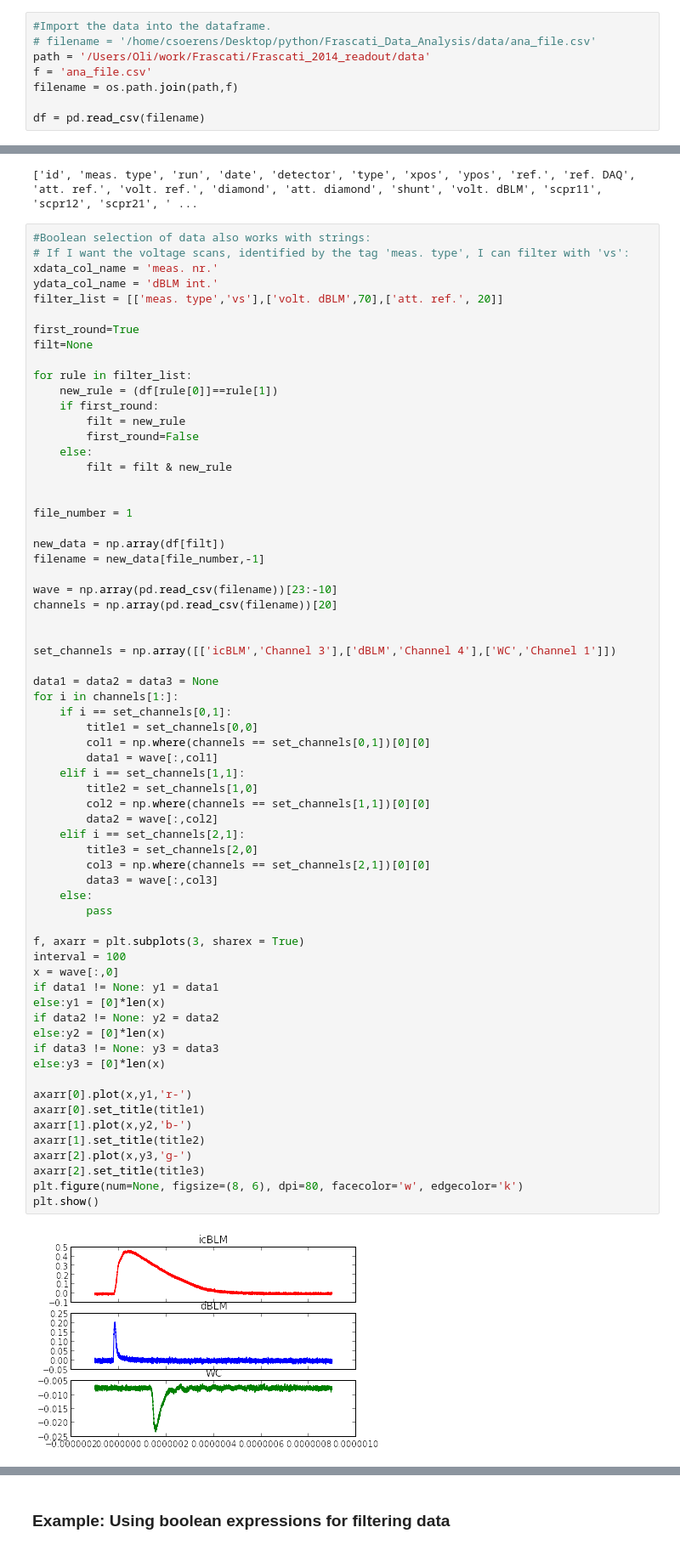
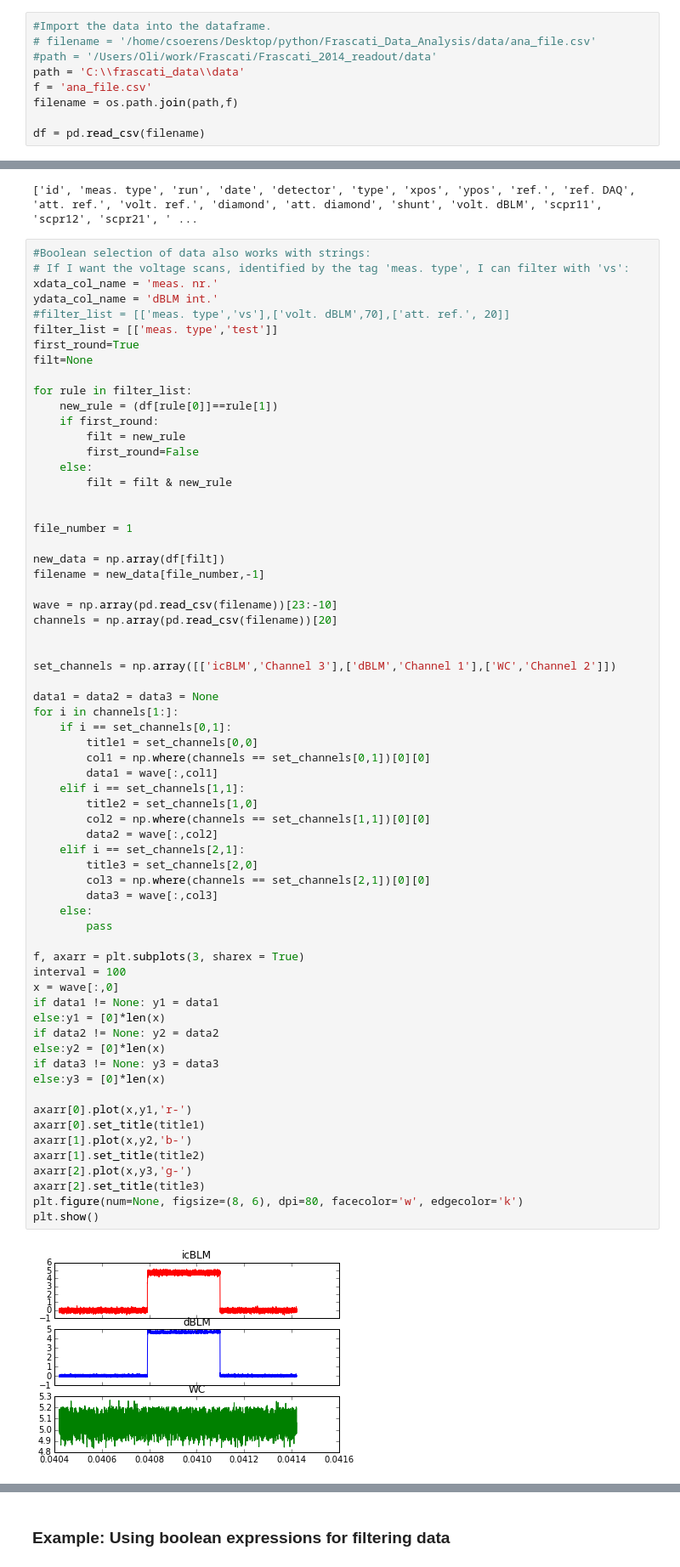
Before and after one commit to OliStein/Frascati_2014_readout, a Jupyter notebook: analysis_plotting_tools.ipynb, the cells around one changed output, grey strips where cells are left out. Shown: that part at 85% size. Saved outputs shown, nothing was run; the diff lists cells and outputs as text.

```diff
--- a/analysis_plotting_tools.ipynb
+++ b/analysis_plotting_tools.ipynb
@@ -8,7 +8,8 @@ import os
 # %%
 #Import the data into the dataframe.
 # filename = '/home/csoerens/Desktop/python/Frascati_Data_Analysis/data/ana_file.csv'
-path = '/Users/Oli/work/Frascati/Frascati_2014_readout/data'
+#path = '/Users/Oli/work/Frascati/Frascati_2014_readout/data'
+path = 'C:\\frascati_data\\data'
 f = 'ana_file.csv'
 filename = os.path.join(path,f)
 
@@ -25,8 +26,8 @@ print list(df) #Or remove the leading print to get a long list.
 # If I want the voltage scans, identified by the tag 'meas. type', I can filter with 'vs':
 xdata_col_name = 'meas. nr.'
 ydata_col_name = 'dBLM int.'
-filter_list = [['meas. type','vs'],['volt. dBLM',70],['att. ref.', 20]]
-
+#filter_list = [['meas. type','vs'],['volt. dBLM',70],['att. ref.', 20]]
+filter_list = [['meas. type','test']]
 first_round=True
 filt=None
 
@@ -48,7 +49,7 @@ wave = np.array(pd.read_csv(filename))[23:-10]
 channels = np.array(pd.read_csv(filename))[20]
 
 
-set_channels = np.array([['icBLM','Channel 3'],['dBLM','Channel 4'],['WC','Channel 1']])
+set_channels = np.array([['icBLM','Channel 3'],['dBLM','Channel 1'],['WC','Channel 2']])
 
 data1 = data2 = data3 = None
 for i in channels[1:]:
@@ -59,34 +60,34 @@ for i in channels[1:]:
     elif i == set_channels[1,1]:
         title2 = set_channels[1,0]
         col2 = np.where(channels == set_channels[1,1])[0][0]
         data2 = wave[:,col2]
     elif i == set_channels[2,1]:
         title3 = set_channels[2,0]
         col3 = np.where(channels == set_channels[2,1])[0][0]
         data3 = wave[:,col3]
     else:
         pass
 
 f, axarr = plt.subplots(3, sharex = True)
 interval = 100
 x = wave[:,0]
 if data1 != None: y1 = data1
 else:y1 = [0]*len(x)
 if data2 != None: y2 = data2
 else:y2 = [0]*len(x)
 if data3 != None: y3 = data3
 else:y3 = [0]*len(x)
 
 axarr[0].plot(x,y1,'r-')
 axarr[0].set_title(title1)
 axarr[1].plot(x,y2,'b-')
 axarr[1].set_title(title2)
 axarr[2].plot(x,y3,'g-')
 axarr[2].set_title(title3)
 plt.figure(num=None, figsize=(8, 6), dpi=80, facecolor='w', edgecolor='k')
 plt.show()
 # %% [output]
-[figure, old version]
+[figure, new version]
 <matplotlib.figure.Figure at 0x...>
 # %%
 #Boolean selection of data also works with strings:
```
Also changed, not shown: parts of 4 cells of this notebook, 2 other files.
